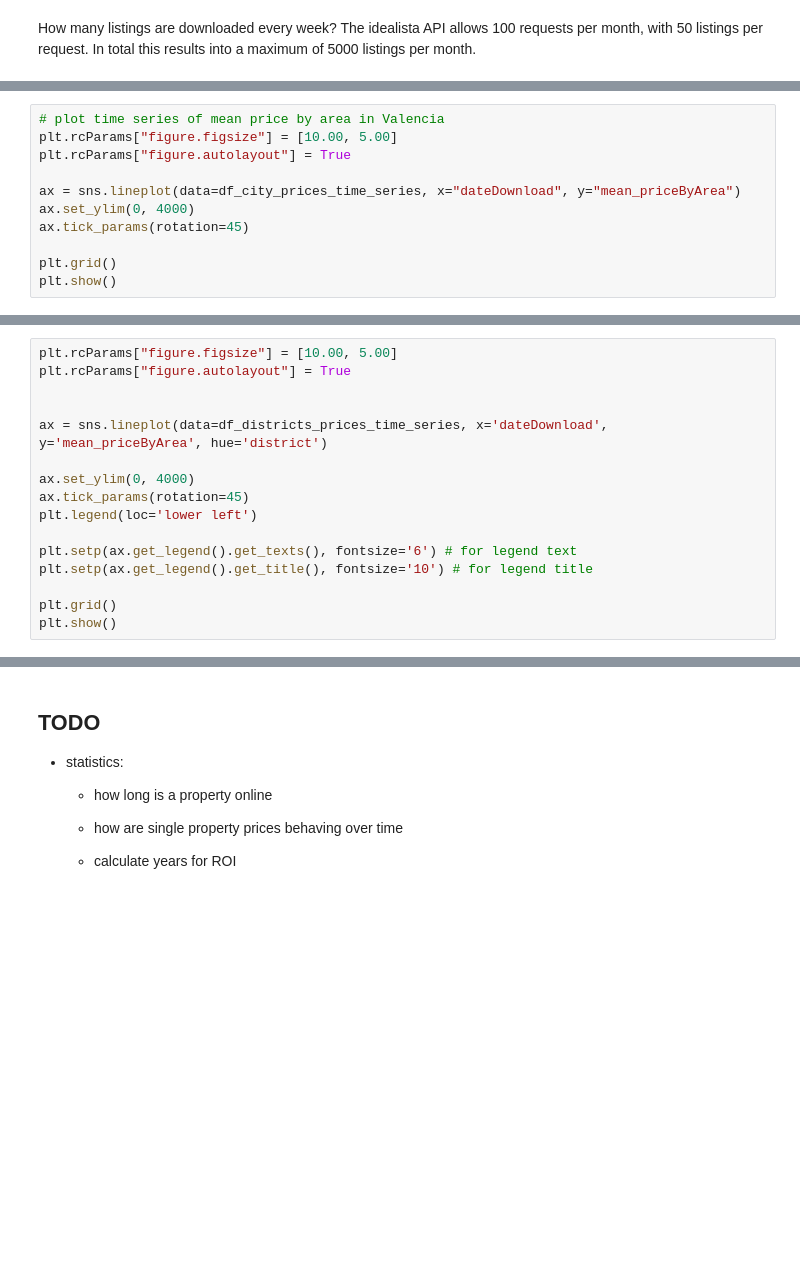
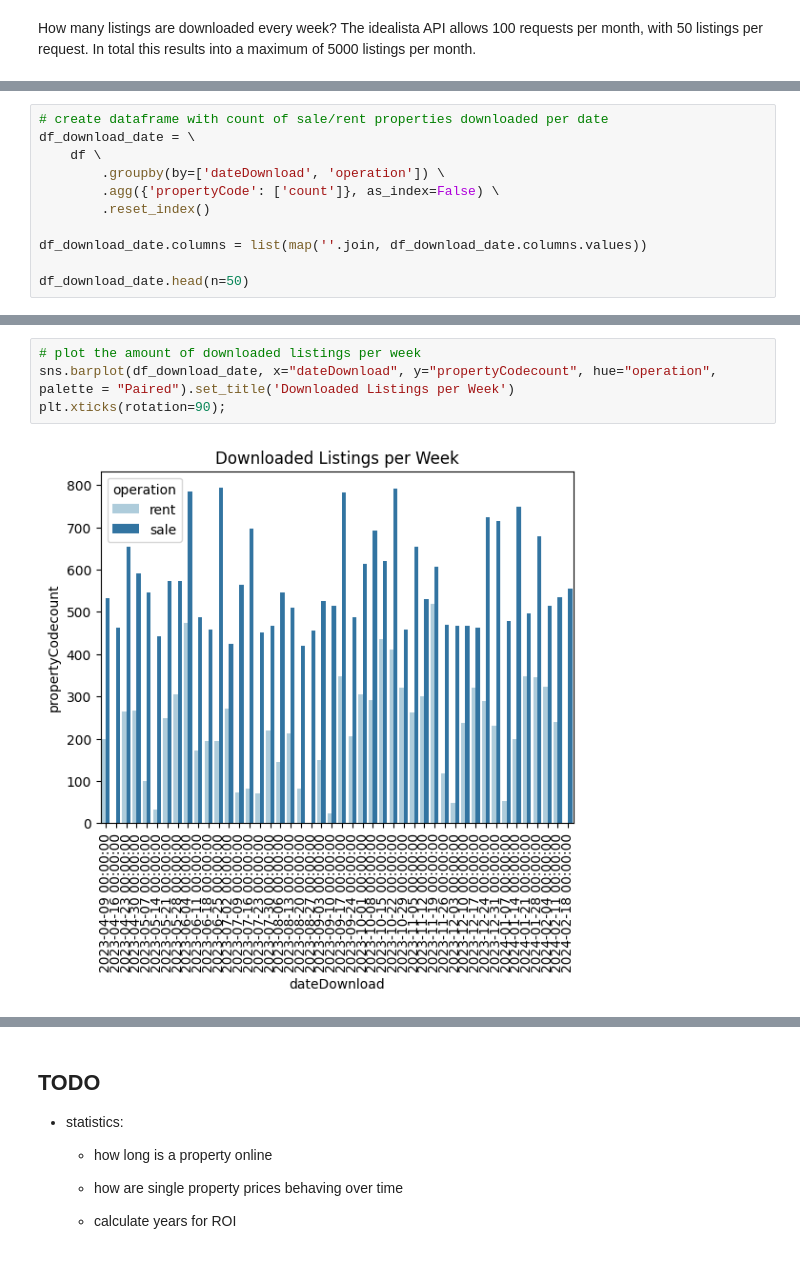
Before and after one commit to LeopoldWalther/valencia-real-estate-price-analysis, a Jupyter notebook: valenciaRealEstatePriceAnalysis.ipynb, the cells around one changed output, grey strips where cells are left out. Cells and saved outputs as stored; diff of their text form; blank space fills up the shorter version.

```diff
--- a/valenciaRealEstatePriceAnalysis.ipynb
+++ b/valenciaRealEstatePriceAnalysis.ipynb
@@ -434,11 +455,0 @@ df_city_prices_time_series \
-# %%
-# plot time series of mean price by area in Valencia
-plt.rcParams["figure.figsize"] = [10.00, 5.00]
-plt.rcParams["figure.autolayout"] = True
-
-ax = sns.lineplot(data=df_city_prices_time_series, x="dateDownload", y="mean_priceByArea")
-ax.set_ylim(0, 4000)
-ax.tick_params(rotation=45)
-
-plt.grid()
-plt.show()
@@ -479,16 +455,0 @@ df_districts_prices_time_series \
-# %%
-plt.rcParams["figure.figsize"] = [10.00, 5.00]
-plt.rcParams["figure.autolayout"] = True
-
-
-ax = sns.lineplot(data=df_districts_prices_time_series, x='dateDownload', y='mean_priceByArea', hue='district')
-
-ax.set_ylim(0, 4000)
-ax.tick_params(rotation=45)
-plt.legend(loc='lower left')
-
-plt.setp(ax.get_legend().get_texts(), fontsize='6') # for legend text
-plt.setp(ax.get_legend().get_title(), fontsize='10') # for legend title
-
-plt.grid()
-plt.show()
@@ -498,0 +456,11 @@ plt.show()
+# %%
+# create dataframe with count of sale/rent properties downloaded per date
+df_download_date = \
+    df \
+        .groupby(by=['dateDownload', 'operation']) \
+        .agg({'propertyCode': ['count']}, as_index=False) \
+        .reset_index()
+
+df_download_date.columns = list(map(''.join, df_download_date.columns.values))
+
+df_download_date.head(n=50)
@@ -498,0 +498,6 @@ plt.show()
+# %%
+# plot the amount of downloaded listings per week
+sns.barplot(df_download_date, x="dateDownload", y="propertyCodecount", hue="operation", palette = "Paired").set_title('Downloaded Listings per Week')
+plt.xticks(rotation=90);
+# %% [output]
+[figure, added]
```
Also changed, not shown: parts of 95 cells of this notebook.
